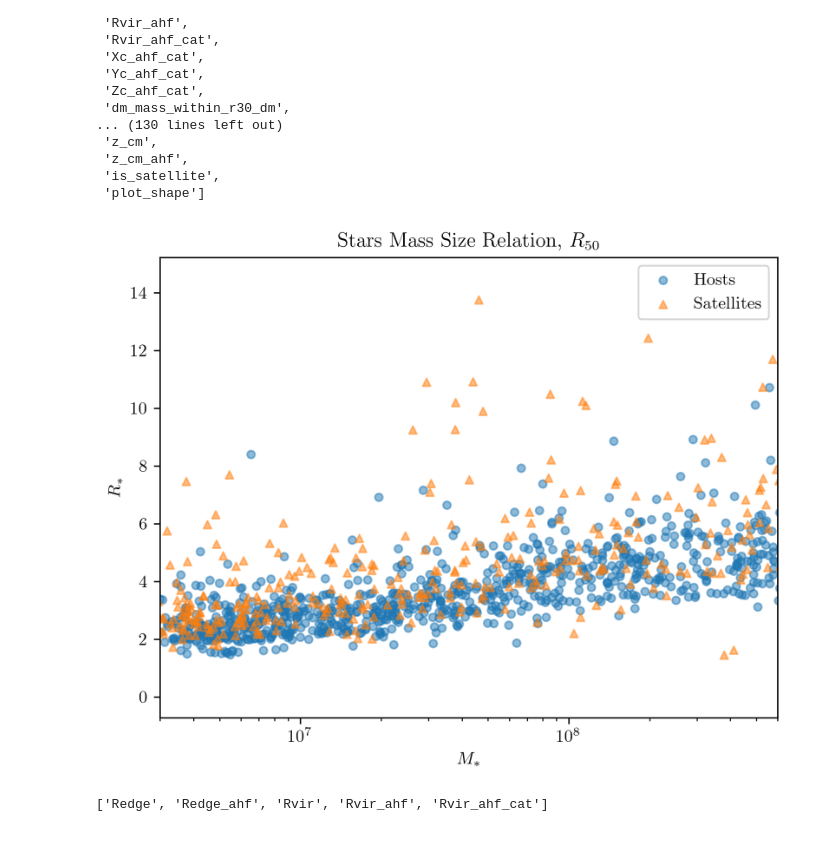
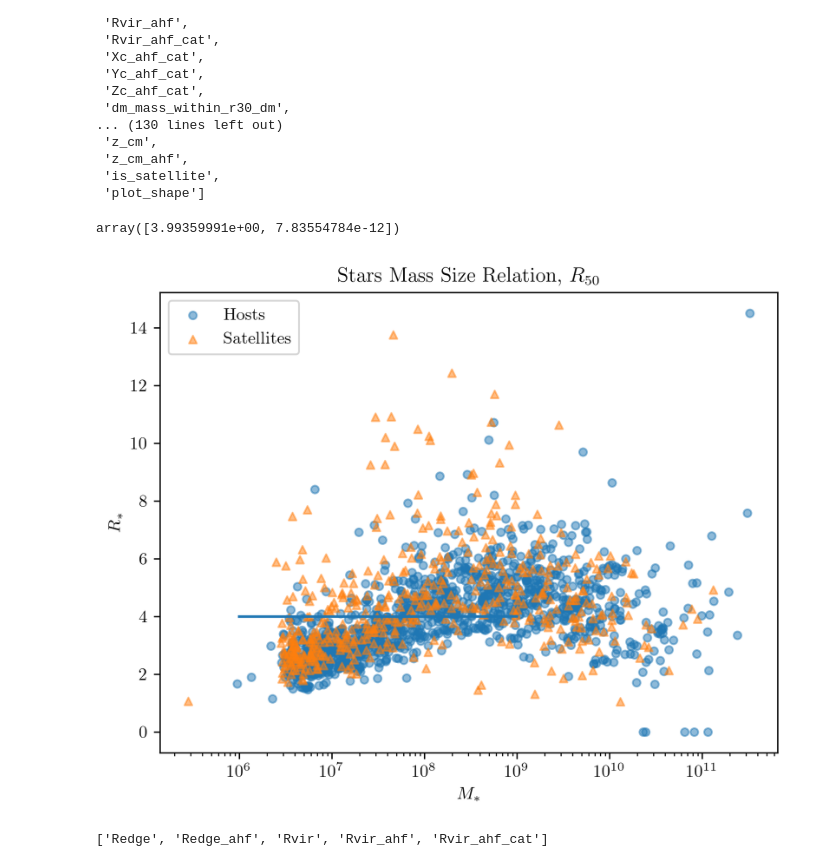
Before and after one commit to mkzeender/thesis, a Jupyter notebook: root_graph.ipynb, the cells around one changed output. Cells and saved outputs as stored; diff of their text form; code cells hidden in the pictures.

```diff
--- a/root_graph.ipynb
+++ b/root_graph.ipynb
@@ -87,27 +87,43 @@ m = {
     'Hosts': (dat[dat['is_satellite'] == False]),
     'Satellites': (dat[dat['is_satellite'] == True])
 }
+# %%
+lin_fit_M_R50 = np.polynomial.Polynomial.fit(
+    dat['stars_mass_within_r50_stars_ahf'],
+    dat['r50_stars_ahf'],
+    deg=1
+
+lin_fit_M_R50
+# %% [output]
+array([3.99359991e+00, 7.83554784e-12])
 # %%
 
 fig = plt.figure()
 ax = plt.axes()
 
 ax.set_xscale('log')
 #ax.set_yscale('log')
 for mark, d in zip(('o', '^'), m.values()):
     x, y = d['stars_mass_within_r50_stars_ahf'], d['r50_stars_ahf']
     ax.scatter(x, y, alpha=0.5, s=20, marker=mark)
 
+
+# polynomial
+x = np.linspace(1e6, 1e9, 100)
+y = lin_fit_M_R50(x)
+
+ax.plot(x, y)
+
 #ax.scatter(sates(x), sates(y), alpha=0.5, s=5)
-ax.set_xlim(3e6, 6e8)
+# ax.set_xlim(3e6, 6e8)
 #ax.set_ylim(1e6, 6e9)
 ax.legend(tuple(m))
 ax.set_title(r'Stars Mass Size Relation, $R_{50}$')
 ax.set_xlabel(r'$M_{*}$')
 ax.set_ylabel(r'$R_{*}$')
 fig.savefig('out.pgf')
 # %% [output]
-[figure, old version]
+[figure, new version]
 # %%
 list(x for x in dat.keys() if x.startswith('R'))
 # %% [output]
```
